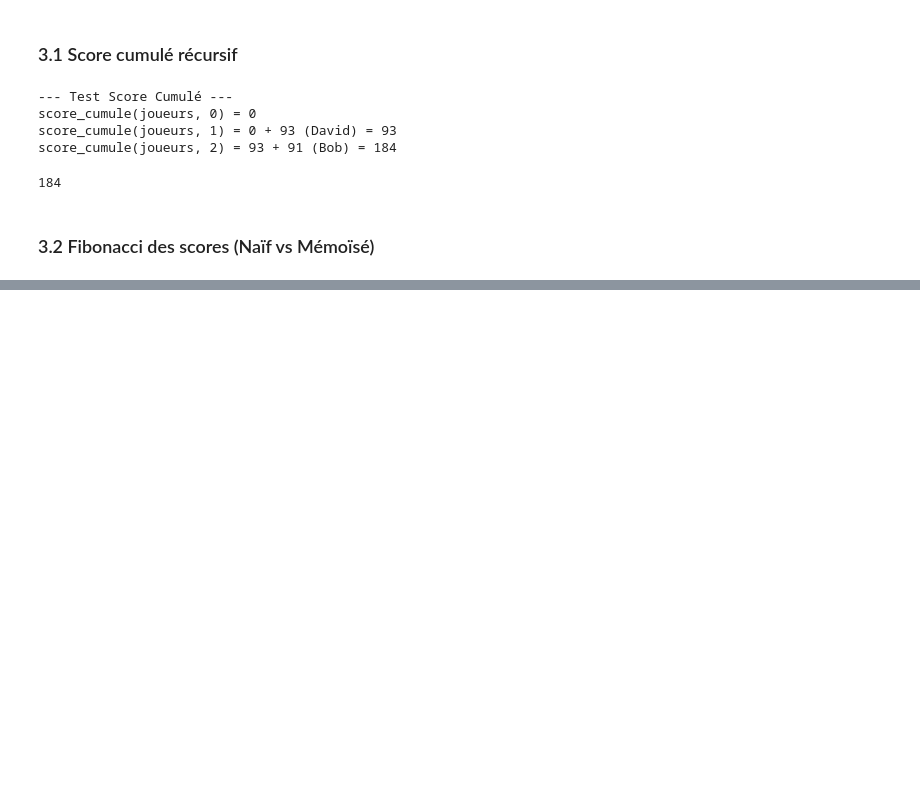
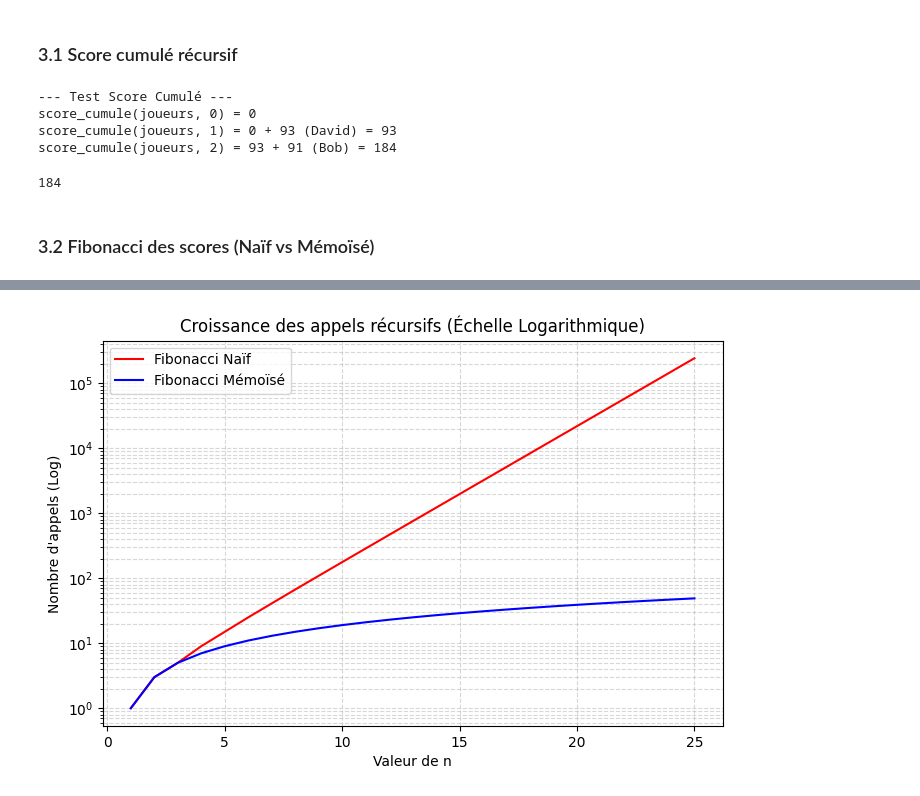
Before and after one commit to rauf-mifteev/Ahuntsic_AI_Optimization, a Jupyter notebook: AI_TP_2.ipynb, the cells around one changed output, grey strips where cells are left out. Saved outputs shown, nothing was run; the diff lists cells and outputs as text; code cells hidden in the pictures; blank space fills up the shorter version.

```diff
--- a/AI_TP_2.ipynb
+++ b/AI_TP_2.ipynb
@@ -256,0 +299,54 @@ Temps mémoïsé: 0.000164s
+# %%
+# Variables globales pour compter les appels
+compteur = {"naif": 0, "memo": 0}
+memo_graph = {}
+
+def fib_naif_count(n):
+    compteur["naif"] += 1
+    if n <= 1: return n
+    return fib_naif_count(n-1) + fib_naif_count(n-2)
+
+def fib_memo_count(n):
+    compteur["memo"] += 1
+    if n in memo_graph: return memo_graph[n]
+    if n <= 1:
+        resultat = n
+    else:
+        resultat = fib_memo_count(n-1) + fib_memo_count(n-2)
+    memo_graph[n] = resultat
+    return resultat
+
+# Collecte des données
+n_valeurs = list(range(1, 26))
+appels_naif = []
+appels_memo = []
+
+for n in n_valeurs:
+    compteur["naif"] = 0
+    compteur["memo"] = 0
+    memo_graph.clear() # Réinitialiser la mémoire pour le test
+
+    fib_naif_count(n)
+    fib_memo_count(n)
+
+    appels_naif.append(compteur["naif"])
+    appels_memo.append(compteur["memo"])
+
+# Création du graphique
+fig, ax = plt.subplots(figsize=(8, 5))
+ax.plot(n_valeurs, appels_naif, color='red', label='Fibonacci Naïf')
+ax.plot(n_valeurs, appels_memo, color='blue', label='Fibonacci Mémoïsé')
+
+# Échelle logarithmique cruciale
+ax.set_yscale('log')
+
+# Formatage
+ax.set_title("Croissance des appels récursifs (Échelle Logarithmique)")
+ax.set_xlabel("Valeur de n")
+ax.set_ylabel("Nombre d'appels (Log)")
+ax.legend()
+ax.grid(True, which="both", ls="--", alpha=0.5)
+
+plt.show()
+# %% [output]
+[figure, added]
```
Also changed, not shown: parts of 13 cells of this notebook.
